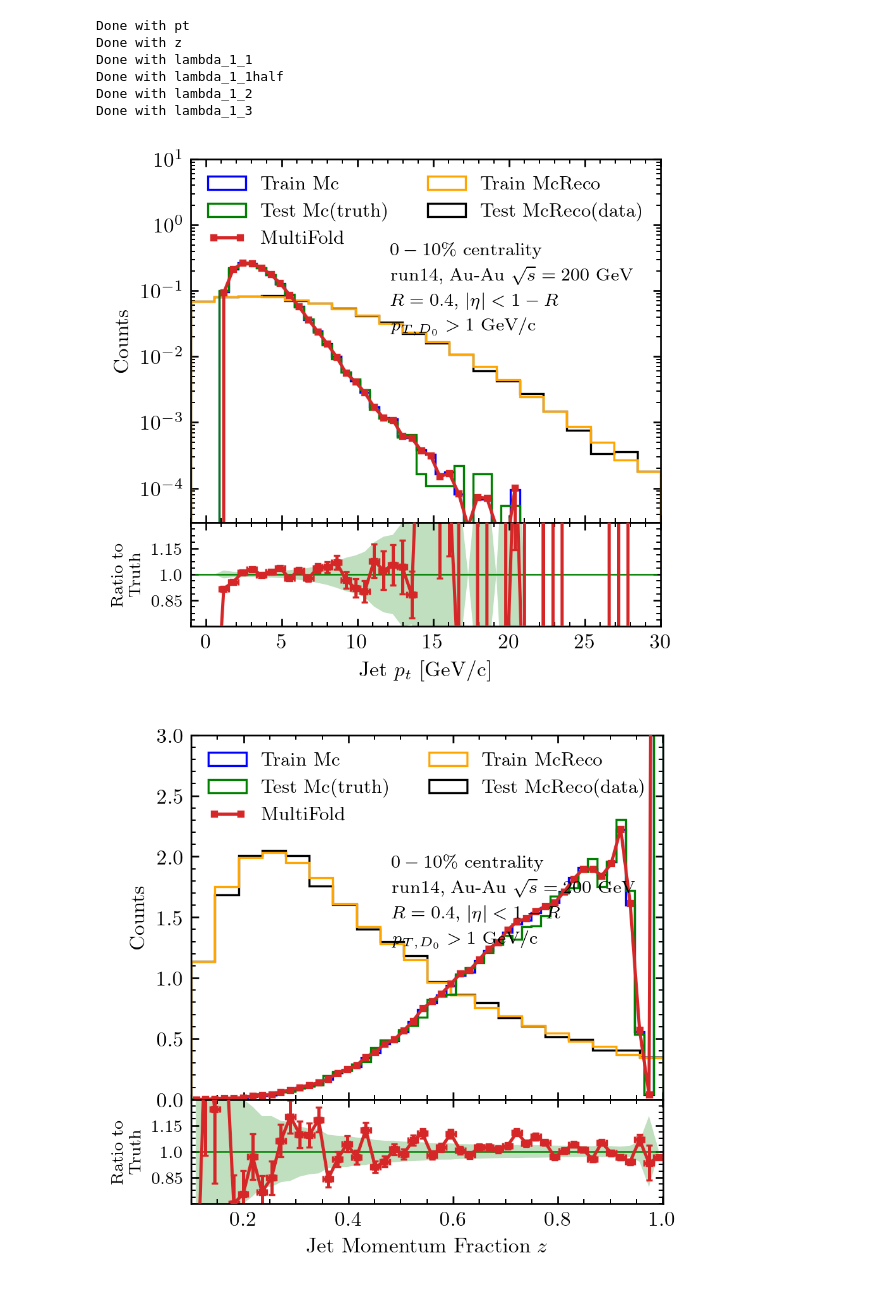
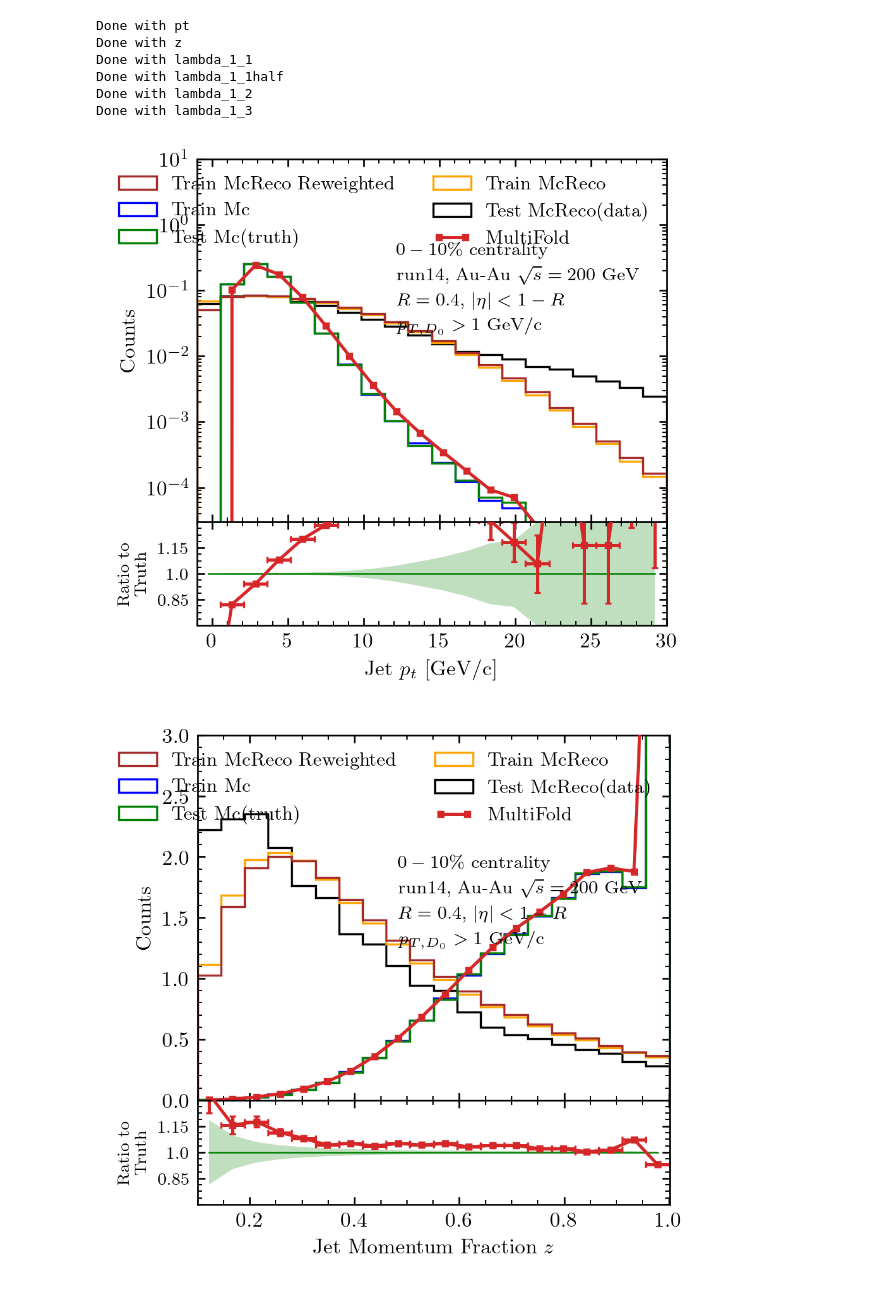
Before and after one commit to aprozo/star, a Jupyter notebook: unfold/Tanmay/Omnifold.ipynb, the cells around one changed output. Cells and saved outputs as stored; diff of their text form; code cells hidden in the pictures.

```diff
--- a/unfold/Tanmay/Omnifold.ipynb
+++ b/unfold/Tanmay/Omnifold.ipynb
@@ -216,7 +215,7 @@ def getSimJetFinderEfficiency(pt, centralityBin): #centralityBin = 0 (0-10%) , 1
 # %%
 
 centralityCuts = ["(Centrality >= {}) & (Centrality < {})".format(centralityBins[i], centralityBins[i+1]) for i in range(len(centralityBins)-1)]
-nEvents=1000000
+nEvents=10000000
 
 # make centrality dependent analysis
 print("Processing centrality bin: ", centralityCuts[0])
@@ -451,7 +472,7 @@ def sequentialDNNMaker(input_shape=None, output_shape=2, layer_sizes=(100, 100),
 
     _layer_name = f"output_dense"
     _model.add(layers.Dense(output_shape, name=_layer_name))
-    _model.add(layers.Activation("softmax", name=_layer_name+"_activation"))
+    _model.add(layers.Activation("sigmoid", name=_layer_name+"_activation"))
 
     return _model
 
@@ -472,7 +493,7 @@ def functionalDNNMaker(input_shape=None, output_shape=2, layer_sizes=(100, 100),
 
     _layer_name = f"output_dense"
     _output_layer = layers.Dense(output_shape, name=_layer_name)
-    _output_activation = layers.Activation("softmax", name=_layer_name+"_activation")
+    _output_activation = layers.Activation("sigmoid", name=_layer_name+"_activation")
     _tensors.append(_output_layer(_tensors[-1]))
     _tensors.append(_output_activation(_tensors[-1]))
 
@@ -500,15 +521,25 @@ else:
         genCallBacks.append(callbacks.ModelCheckpoint(genModelFilePath, save_best_only=True, verbose=1))
         #genCallBacks.append(callbacks.TensorBoard(log_dir=logdir, histogram_freq=1))
 
+        detModel=genModel
+
         if(i > 0):
             detModel.load_weights(folderPath + f"/step1_iteration{i-1}")
             genModel.load_weights(folderPath + f"/step2_iteration{i-1}")
+
+        print ("STEP 1 : reweighting of reco train to reco test ")
 
         w_det = np.concatenate([wData, w_sim[-1]])
 
         X_det_train, X_det_val, Y_det_train, Y_det_val, w_det_train, w_det_val = train_test_split(X_det, Y_det, w_det, test_size=validationSize)
         detModel.summary()
-        det_history.append(detModel.fit(X_det_train, Y_det_train, sample_weight=w_det_train, epochs=nEpochs, batch_size=batchSize, validation_data=(X_det_val, Y_det_val, w_det_val), verbose=1, callbacks=detCallBacks))
+        det_history.append(
+            detModel.fit(X_det_train, Y_det_train,
+                         sample_weight=w_det_train,
+                         epochs=nEpochs,
+                         batch_size=batchSize,
+                         validation_data=(X_det_val, Y_det_val, w_det_val),
+                         verbose=1, callbacks=detCallBacks))
         detModel.save_weights(folderPath + f"/step1_iteration{i}")
 
         prediction = detModel.predict(X_det, batch_size=batchSize*10)
@@ -517,11 +548,15 @@ else:
         _pull = np.clip(scaleFactors[:, 1]/(scaleFactors[:, 0]+ 10**-50), weightClipMin, weightClipMax)*w_sim[-1]
         w_sim.append(_pull)
 
+        print ("STEP 2 : reweighting of gen train from previous generation ")
+
         w_gen = np.concatenate([w_sim[-1], w_sim[-2]])
 
         X_gen_train, X_gen_val, Y_gen_train, Y_gen_val, w_gen_train, w_gen_val = train_test_split(X_gen, Y_gen, w_gen, test_size=validationSize)
         genModel.summary()
-        gen_history.append(genModel.fit(X_gen_train, Y_gen_train, sample_weight=w_gen_train, epochs=nEpochs, batch_size=5*batchSize, validation_data=(X_gen_val, Y_gen_val, w_gen_val), verbose=1, callbacks=genCallBacks))
+        gen_history.append(
+            genModel.fit(X_gen_train, Y_gen_train, sample_weight=w_gen_train, epochs=nEpochs, batch_size=5*batchSize,
+                         validation_data=(X_gen_val, Y_gen_val, w_gen_val), verbose=1, callbacks=genCallBacks))
         genModel.save_weights(folderPath + f"/step2_iteration{i}")
 
         prediction = genModel.predict(X_gen, batch_size=batchSize*50)
@@ -532,15 +567,5 @@ else:
 
         np.save(unfoldingWeightsFilename, w_sim)
 
-#filename = f"outputs/multifoldClosure_{patience}_{batchSize}_{nEpochs}_{nIter}_{nownow}.root"
-#outFile = uproot.recreate(filename)
-#print("Saving to file: ", filename)
-
-#trainGen["wt"] = w_sim[2*nIter]
-#outFile["unfolded"] = trainGen
-#outFile["reco"] = testReco
-#outFile["gen"] = testGen
-
-
 wu=w_sim
 # %% [output]
@@ -748,6 +736,10 @@ for i,(obkey,ob) in enumerate(obs.items()):
 
     # plot the "sim" histogram of the observable
     ax0.hist(ob['simobs'], bins=ob['bins_det'], color='orange', label='Train McReco', **hist_style)
+
+    # plot the "sim" histogram of the observable
+    ax0.hist(ob['simobs'], bins=ob['bins_det'], color='brown',  weights=w_sim[2], label='Train McReco Reweighted', **hist_style)
+
 
 
     ax0.hist(ob['genobs'], bins=ob['bins_mc'], color='blue', label='Train Mc', **hist_style)
@@ -765,7 +757,7 @@ for i,(obkey,ob) in enumerate(obs.items()):
 
     # Plot the Unfolded Distributions of the Observable
     # plot the OmniFold distribution
-    of_histgen, of_histgen_unc = modplot.calc_hist(ob['genobs'], weights=w_sim[2], bins=ob['bins_mc'], density=True)[:2]
+    of_histgen, of_histgen_unc = modplot.calc_hist(ob['genobs'], weights=w_sim[-1], bins=ob['bins_mc'], density=True)[:2]
     ax0.plot(ob['midbins_mc'], of_histgen, **omnifold_style, label='MultiFold')
 
     # Plot the Ratios of the OmniFold distribution to truth (with statistical uncertainties)
@@ -778,33 +770,33 @@ for i,(obkey,ob) in enumerate(obs.items()):
     # ratio uncertainties
     truth_unc_ratio = ob['truth_hist_unc']/(ob['truth_hist'] + 10**-50)
 
     of_unc_ratio = of_histgen_unc/(ob['truth_hist'] + 10**-50)
 
     ax1.fill_between(ob['midbins_mc'], 1 - truth_unc_ratio, 1 + truth_unc_ratio,
                      facecolor=truth_style['facecolor'], zorder=-2)
 
     ax1.errorbar(ob['midbins_mc'], of_ratio, xerr=ob['binwidth_mc']/2, yerr=of_unc_ratio,
                                               color=omnifold_style['color'], **modplot.style('errorbar'))
 
     # legend style and ordering
     loc, ncol = ob.get('legend_loc', 'upper right'), ob.get('legend_ncol', 2)
-    order = [2, 3, 4, 1, 0]
+    order = [2, 3, 4, 1, 0,5]
     modplot.legend(ax=ax0, frameon=False, order=order, loc=loc, ncol=ncol,fontsize = 9)
 
     # stamp to put on the plots
     modplot.stamp(*ob['stamp_xy'], delta_y=0.07, ax=ax0,
                   line_0=r'$0-10 \%$ centrality',
                   line_1=r'run14, Au-Au $\sqrt{s}=200$ GeV',
                   line_2=r'$R=0.4$, $|\eta|<1-R$',
                   line_3=r'$p_{T,D_0}>1$ GeV/c')
 
 
     # save plot (by default in the same directory as this notebook).
     # If running on binder, the plot can be accessed by first going to the jupyter file browser
     # (which itself can be accessed by copying the URL of this notebook and removing the name of the notebook
     # after the final "/"), selecting the square next to the name of the plot, and clicking "Download".
     fig.savefig('MultiFold_{}.pdf'.format(obkey), bbox_inches='tight')
     plt.show()
 # %% [output]
-[figure, old version]
+[figure, new version]
-[figure, old version]
+[figure, new version]
```
Also changed, not shown: parts of 15 cells of this notebook, 6 other files.
